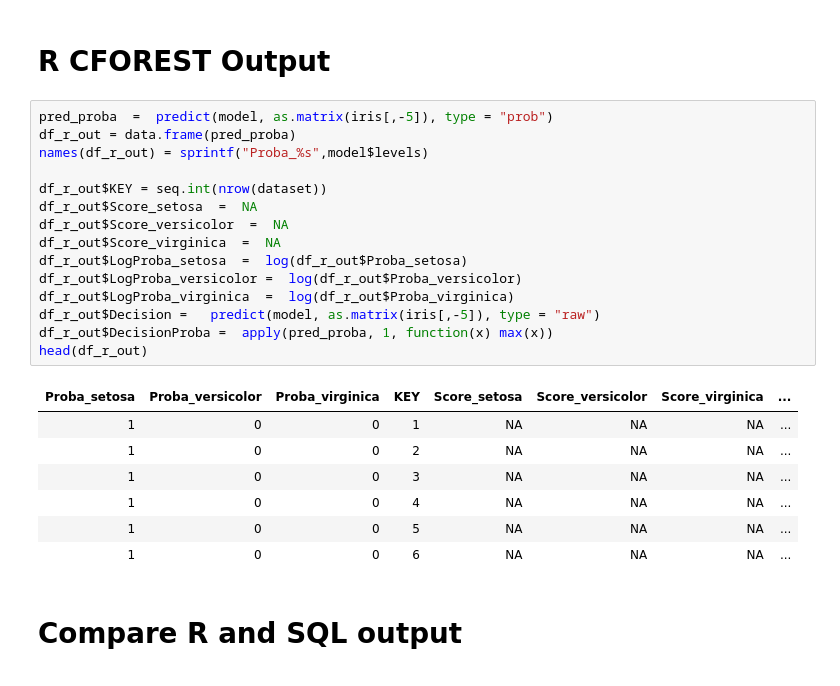
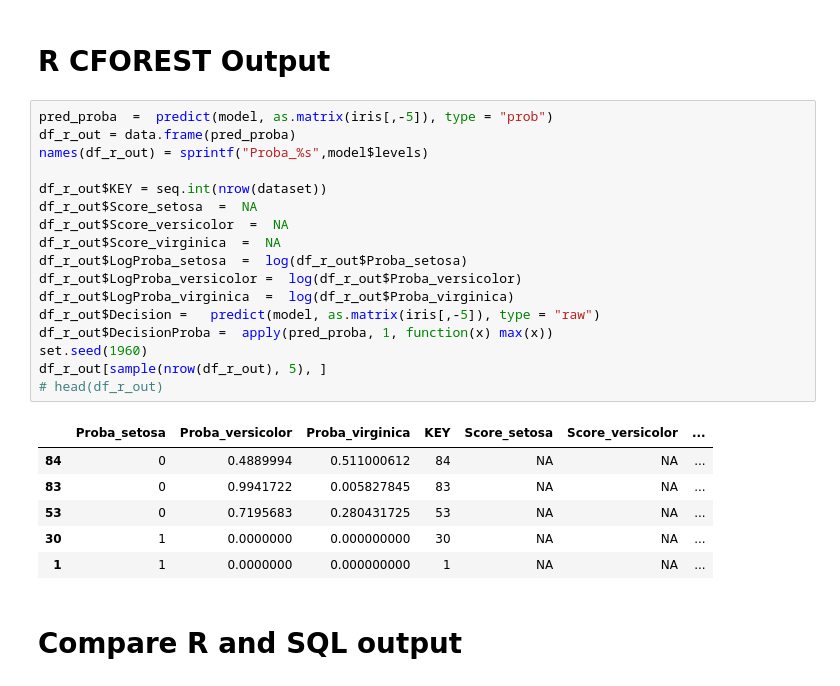
Before and after one commit to mllite/caret2sql, a Jupyter notebook: doc/cforest/caret2sql-cforest-iris.ipynb, the cells around one changed output. Drawn from its saved outputs; the diff is of its cells as text.

Commit message:
Correctly display data frame samples in this notebook
Easier comparison. SQL row roder is not guaranteed.

```diff
--- a/doc/cforest/caret2sql-cforest-iris.ipynb
+++ b/doc/cforest/caret2sql-cforest-iris.ipynb
@@ -134,26 +136,27 @@ head(df_sql_out)
 # %%
 pred_proba  =  predict(model, as.matrix(iris[,-5]), type = "prob")
 df_r_out = data.frame(pred_proba)
 names(df_r_out) = sprintf("Proba_%s",model$levels)
 
 df_r_out$KEY = seq.int(nrow(dataset))
 df_r_out$Score_setosa  =  NA
 df_r_out$Score_versicolor  =  NA
 df_r_out$Score_virginica  =  NA
 df_r_out$LogProba_setosa  =  log(df_r_out$Proba_setosa)
 df_r_out$LogProba_versicolor =  log(df_r_out$Proba_versicolor)
 df_r_out$LogProba_virginica  =  log(df_r_out$Proba_virginica)
 df_r_out$Decision =   predict(model, as.matrix(iris[,-5]), type = "raw")
 df_r_out$DecisionProba =  apply(pred_proba, 1, function(x) max(x))
-head(df_r_out)
+set.seed(1960)
+df_r_out[sample(nrow(df_r_out), 5), ]
+# head(df_r_out)
 # %% [output]
-| Proba_setosa | Proba_versicolor | Proba_virginica | KEY | Score_setosa | Score_versicolor | Score_virginica | ... |
-| 1 | 0 | 0 | 1 | NA | NA | NA | ... |
-| 1 | 0 | 0 | 2 | NA | NA | NA | ... |
-| 1 | 0 | 0 | 3 | NA | NA | NA | ... |
-| 1 | 0 | 0 | 4 | NA | NA | NA | ... |
-| 1 | 0 | 0 | 5 | NA | NA | NA | ... |
-| 1 | 0 | 0 | 6 | NA | NA | NA | ... |
+|  | Proba_setosa | Proba_versicolor | Proba_virginica | KEY | Score_setosa | Score_versicolor | ... |
+| 84 | 0 | 0.4889994 | 0.511000612 | 84 | NA | NA | ... |
+| 83 | 0 | 0.9941722 | 0.005827845 | 83 | NA | NA | ... |
+| 53 | 0 | 0.7195683 | 0.280431725 | 53 | NA | NA | ... |
+| 30 | 1 | 0.0000000 | 0.000000000 | 30 | NA | NA | ... |
+| 1 | 1 | 0.0000000 | 0.000000000 | 1 | NA | NA | ... |
 # %% [markdown]
 # Compare R and SQL output
 # %%
```
Also changed, not shown: parts of 2 cells of this notebook.
